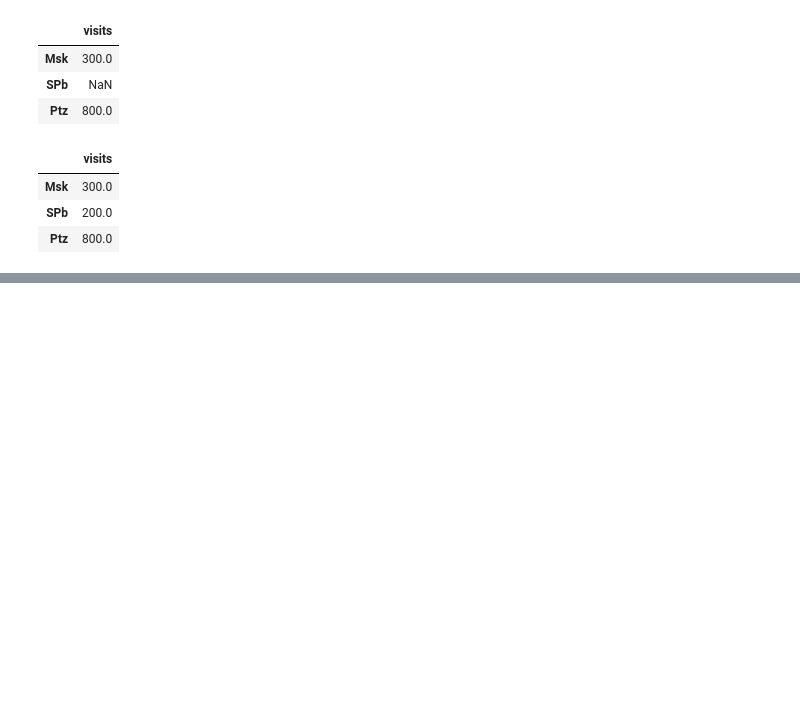
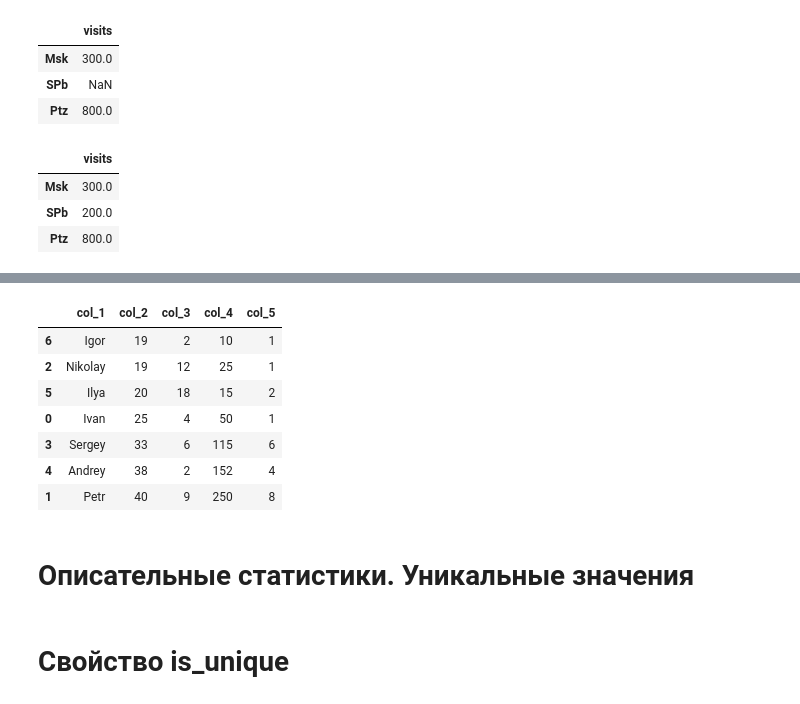
Before and after one commit to kroninam/My_notes_for_Pandas, a Jupyter notebook: 001_pandas_base.ipynb, the cells around one changed output, grey strips where cells are left out. Cells and saved outputs as stored; diff of their text form; code cells hidden in the pictures; blank space fills up the shorter version.

```diff
--- a/001_pandas_base.ipynb
+++ b/001_pandas_base.ipynb
@@ -1268,0 +1483,15 @@ df2.add(df1, fill_value=0)
+# %%
+df.sort_values(by=['col_2', 'col_3'])
+# %% [output]
+|  | col_1 | col_2 | col_3 | col_4 | col_5 |
+| 6 | Igor | 19 | 2 | 10 | 1 |
+| 2 | Nikolay | 19 | 12 | 25 | 1 |
+| 5 | Ilya | 20 | 18 | 15 | 2 |
+| 0 | Ivan | 25 | 4 | 50 | 1 |
+| 3 | Sergey | 33 | 6 | 115 | 6 |
+| 4 | Andrey | 38 | 2 | 152 | 4 |
+| 1 | Petr | 40 | 9 | 250 | 8 |
+# %% [markdown]
+# Описательные статистики. Уникальные значения
+# %% [markdown]
+# Свойство is_unique
```
Also changed, not shown: parts of 54 cells of this notebook, 4 other files.
